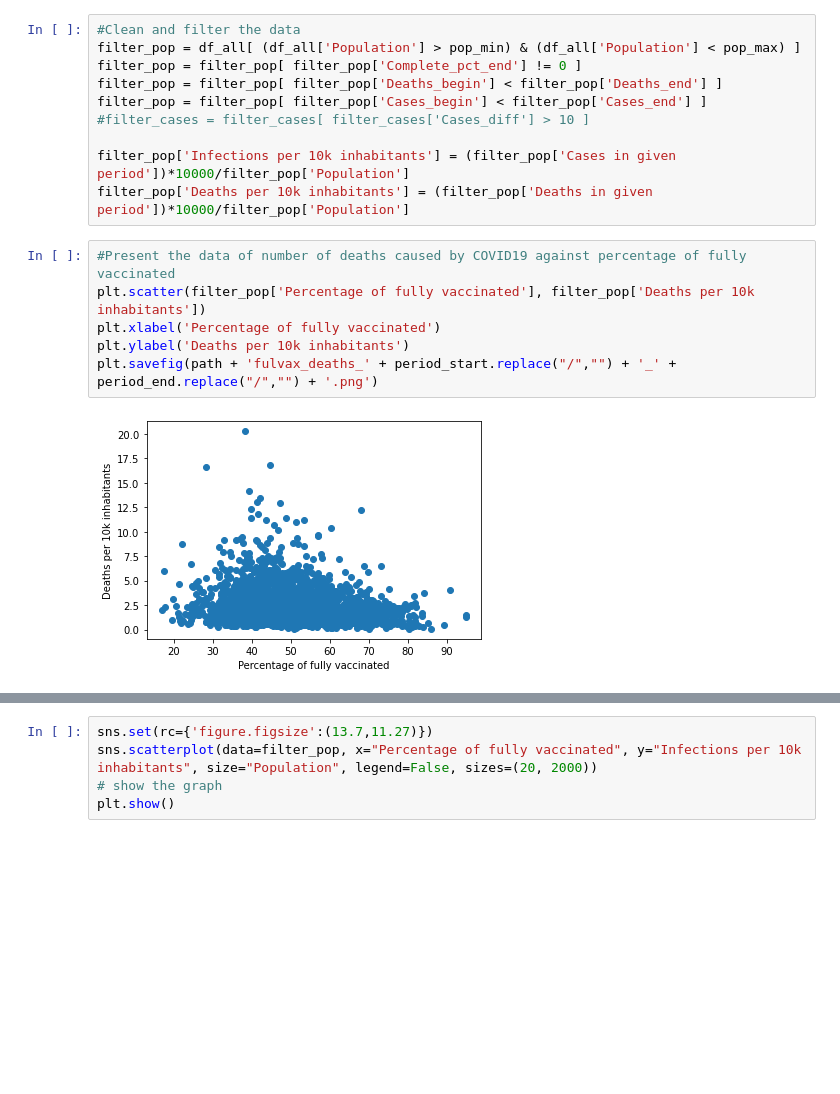
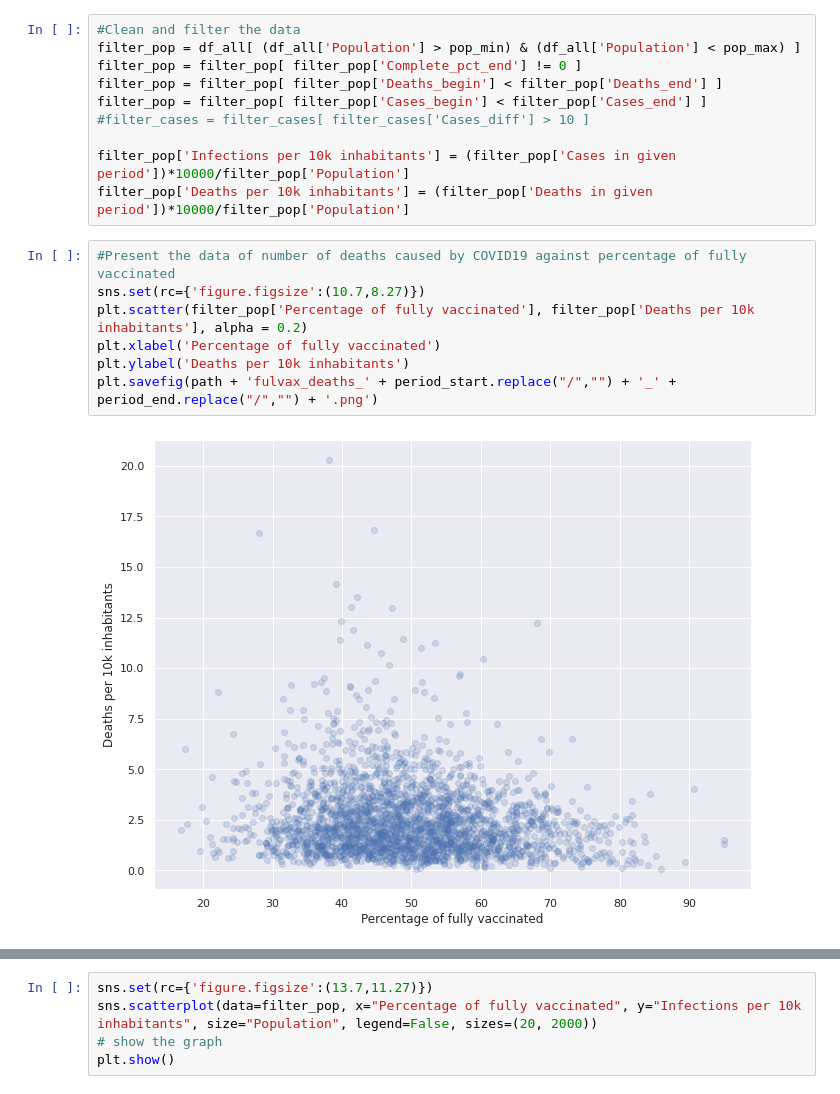
Before and after one commit to dzoanka/Covid19-cases-deaths-against-vax-in-US-counties, a Jupyter notebook: display_plots_covid_data.ipynb, the cells around one changed output, grey strips where cells are left out. Cells and saved outputs as stored; diff of their text form; blank space fills up the shorter version.

```diff
--- a/display_plots_covid_data.ipynb
+++ b/display_plots_covid_data.ipynb
@@ -34,11 +34,12 @@ filter_pop['Infections per 10k inhabitants'] = (filter_pop['Cases in given perio
 filter_pop['Deaths per 10k inhabitants'] = (filter_pop['Deaths in given period'])*10000/filter_pop['Population']
 # %%
 #Present the data of number of deaths caused by COVID19 against percentage of fully vaccinated
-plt.scatter(filter_pop['Percentage of fully vaccinated'], filter_pop['Deaths per 10k inhabitants'])
+sns.set(rc={'figure.figsize':(10.7,8.27)})
+plt.scatter(filter_pop['Percentage of fully vaccinated'], filter_pop['Deaths per 10k inhabitants'], alpha = 0.2)
 plt.xlabel('Percentage of fully vaccinated')
 plt.ylabel('Deaths per 10k inhabitants')
 plt.savefig(path + 'fulvax_deaths_' + period_start.replace("/","") + '_' + period_end.replace("/","") + '.png')
 # %% [output]
-[figure, old version]
+[figure, new version]
 # %%
 #Present the data of number of cases of infections with COVID19 against percentage of fully vaccinated
```
Also changed, not shown: parts of 4 cells of this notebook, 2 other files.
